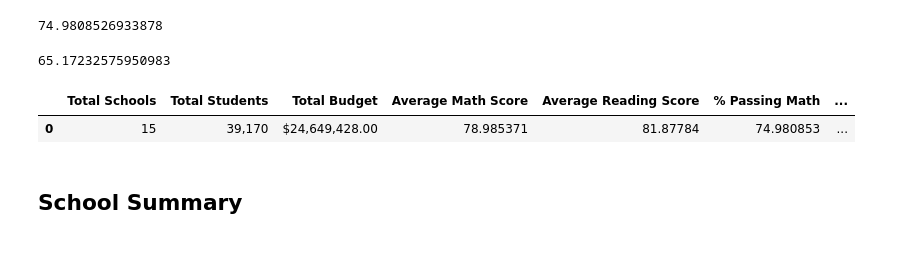
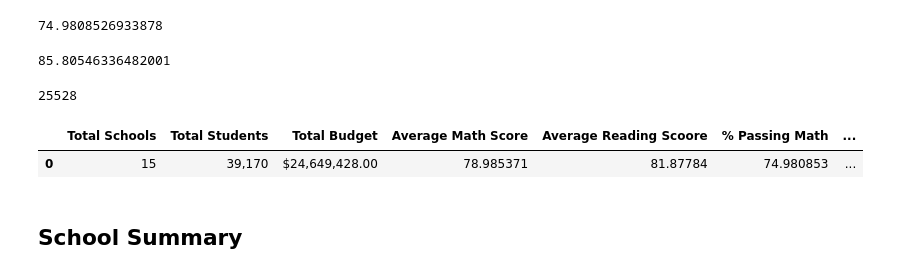
Before and after one commit to jystyn/pandas-challenge, a Jupyter notebook: PyCitySchools/PyCitySchools_starter.ipynb, the cells around one changed output. Cells and saved outputs as stored; diff of their text form; code cells hidden in the pictures.

```diff
--- a/PyCitySchools/PyCitySchools_starter.ipynb
+++ b/PyCitySchools/PyCitySchools_starter.ipynb
@@ -70,29 +70,48 @@ passing_math_percentage
 74.9808526933878
 # %%
 # Calculate the percentage of students who passed reading (hint: look at how the math percentage was calculated)
-passing_reading_count =
-passing_reading_percentage =
+passing_reading_count = school_data_complete[(school_data_complete["reading_score"] >= 70)].count()["student_name"]
+passing_reading_percentage = passing_reading_count / float(student_count) * 100
+print(passing_reading_percentage)
+# %% [output]
+85.80546336482001
 # %%
 # Use the following to calculate the percentage of students that passed math and reading
 passing_math_reading_count = school_data_complete[
     (school_data_complete["math_score"] >= 70) & (school_data_complete["reading_score"] >= 70)
 ].count()["student_name"]
 overall_passing_rate = passing_math_reading_count /  float(student_count) * 100
-overall_passing_rate
+
+print(passing_math_reading_count)
 # %% [output]
-65.17232575950983
+25528
 # %%
 # Create a high-level snapshot of the district's key metrics in a DataFrame
-district_summary =
 
+# created 2 seperate dataframes since you can only do 1-6, had to add index because all values are scaler
+school_data_df = pd.DataFrame({
+    "Total Schools": school_count,
+    "Total Students": student_count,
+    "Total Budget": total_budget
+}, index=[0])
+student_data_df = pd.DataFrame({
+    "Average Math Score": average_math_score,
+    "Average Reading Scoore": average_reading_score,
+    "% Passing Math": passing_math_percentage,
+    "% Passing Reading": passing_reading_percentage,
+    "% Overall Passing": overall_passing_rate
+},index=[0])
+
+# combine dataframes
+district_summary = pd.concat([school_data_df, student_data_df], axis=1, join='inner')
 # Formatting
 district_summary["Total Students"] = district_summary["Total Students"].map("{:,}".format)
 district_summary["Total Budget"] = district_summary["Total Budget"].map("${:,.2f}".format)
 
 # Display the DataFrame
 district_summary
 # %% [output]
-|  | Total Schools | Total Students | Total Budget | Average Math Score | Average Reading Score | % Passing Math | ... |
+|  | Total Schools | Total Students | Total Budget | Average Math Score | Average Reading Scoore | % Passing Math | ... |
 | 0 | 15 | 39,170 | $24,649,428.00 | 78.985371 | 81.87784 | 74.980853 | ... |
 # %% [markdown]
 ## School Summary
```
Also changed, not shown: parts of 24 cells of this notebook.
